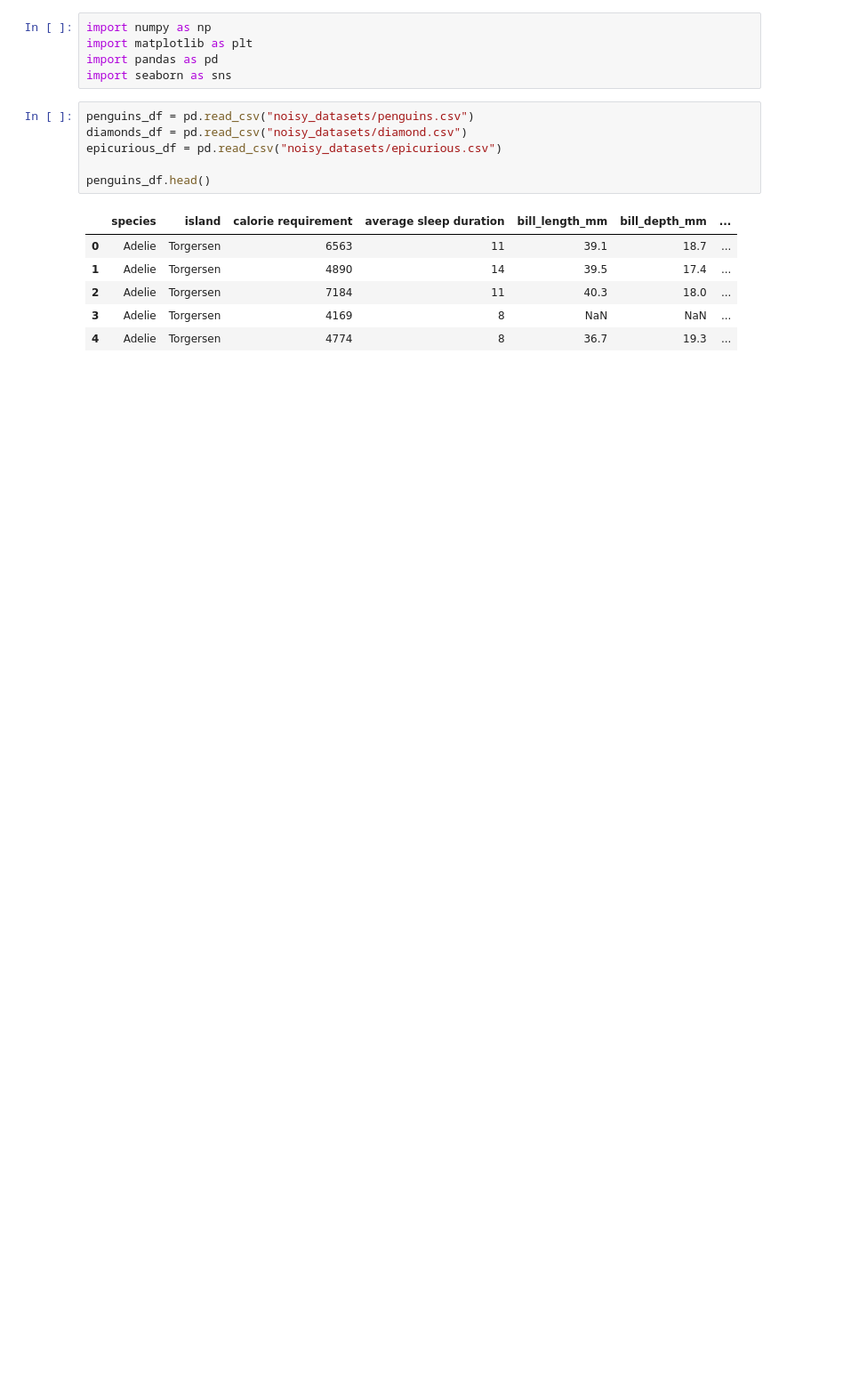
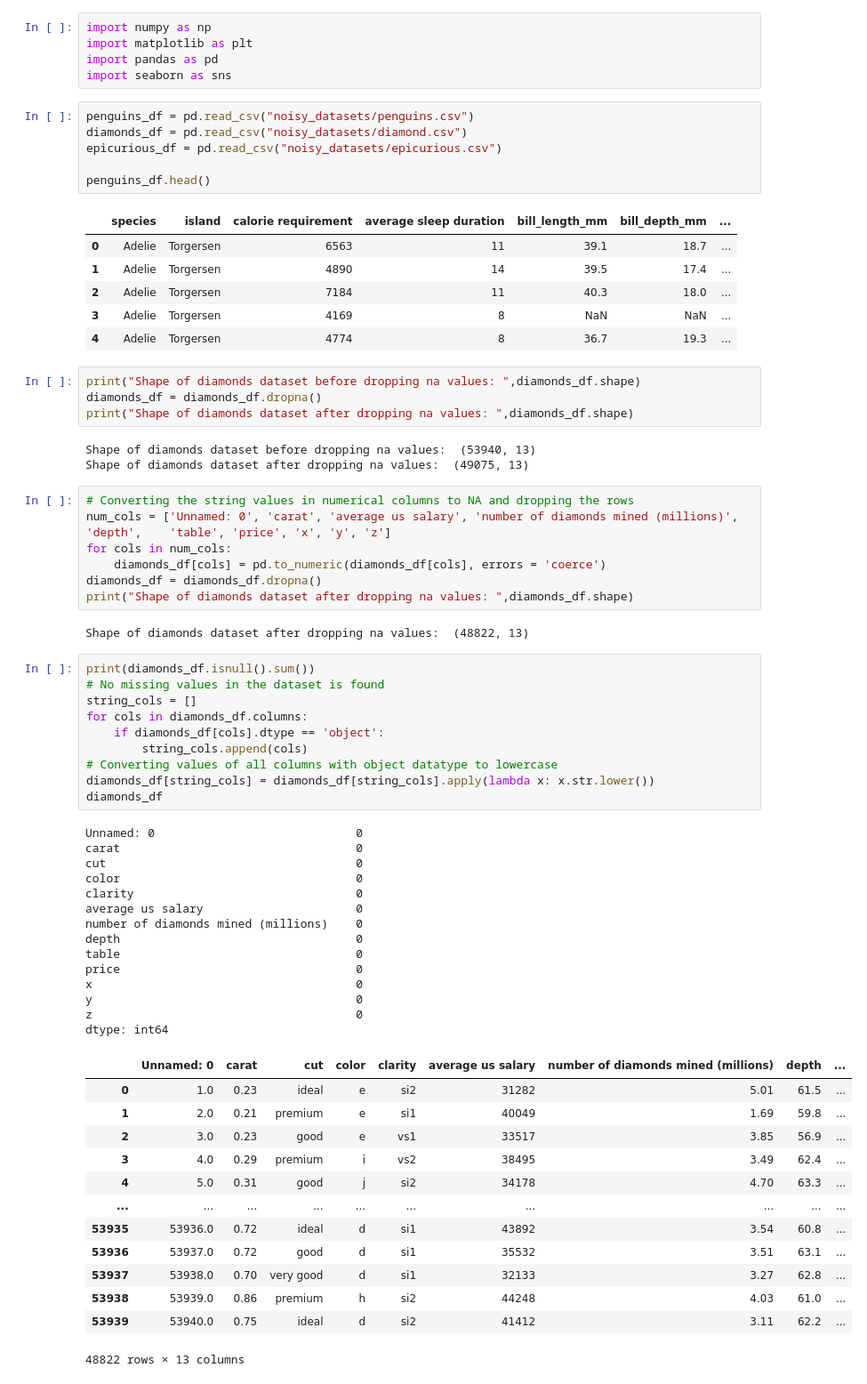
Before and after one commit to MythriShivakumar/A1_ML, a Jupyter notebook: A1_task.ipynb, the cells around one changed output. Shown: that part at 89% size. Drawn from its saved outputs; the diff is of its cells as text; blank space fills up the shorter version.

Commit message:
Diamonds

```diff
--- a/A1_task.ipynb
+++ b/A1_task.ipynb
@@ -16,3 +16,57 @@ penguins_df.head()
 | 2 | Adelie | Torgersen | 7184 | 11 | 40.3 | 18.0 | ... |
 | 3 | Adelie | Torgersen | 4169 | 8 | NaN | NaN | ... |
 | 4 | Adelie | Torgersen | 4774 | 8 | 36.7 | 19.3 | ... |
+# %%
+print("Shape of diamonds dataset before dropping na values: ",diamonds_df.shape)
+diamonds_df = diamonds_df.dropna()
+print("Shape of diamonds dataset after dropping na values: ",diamonds_df.shape)
+# %% [output]
+Shape of diamonds dataset before dropping na values:  (53940, 13)
+Shape of diamonds dataset after dropping na values:  (49075, 13)
+# %%
+# Converting the string values in numerical columns to NA and dropping the rows
+num_cols = ['Unnamed: 0', 'carat', 'average us salary', 'number of diamonds mined (millions)', 'depth',	'table', 'price', 'x', 'y', 'z']
+for cols in num_cols:
+    diamonds_df[cols] = pd.to_numeric(diamonds_df[cols], errors = 'coerce')
+diamonds_df = diamonds_df.dropna()
+print("Shape of diamonds dataset after dropping na values: ",diamonds_df.shape)
+# %% [output]
+Shape of diamonds dataset after dropping na values:  (48822, 13)
+# %%
+print(diamonds_df.isnull().sum())
+# No missing values in the dataset is found
+string_cols = []
+for cols in diamonds_df.columns:
+    if diamonds_df[cols].dtype == 'object':
+        string_cols.append(cols)
+# Converting values of all columns with object datatype to lowercase
+diamonds_df[string_cols] = diamonds_df[string_cols].apply(lambda x: x.str.lower())
+diamonds_df
+# %% [output]
+Unnamed: 0                             0
+carat                                  0
+cut                                    0
+color                                  0
+clarity                                0
+average us salary                      0
+number of diamonds mined (millions)    0
+depth                                  0
+table                                  0
+price                                  0
+x                                      0
+y                                      0
+z                                      0
+dtype: int64
+|  | Unnamed: 0 | carat | cut | color | clarity | average us salary | number of diamonds mined (millions) | depth | ... |
+| 0 | 1.0 | 0.23 | ideal | e | si2 | 31282 | 5.01 | 61.5 | ... |
+| 1 | 2.0 | 0.21 | premium | e | si1 | 40049 | 1.69 | 59.8 | ... |
+| 2 | 3.0 | 0.23 | good | e | vs1 | 33517 | 3.85 | 56.9 | ... |
+| 3 | 4.0 | 0.29 | premium | i | vs2 | 38495 | 3.49 | 62.4 | ... |
+| 4 | 5.0 | 0.31 | good | j | si2 | 34178 | 4.70 | 63.3 | ... |
+| ... | ... | ... | ... | ... | ... | ... | ... | ... | ... |
+| 53935 | 53936.0 | 0.72 | ideal | d | si1 | 43892 | 3.54 | 60.8 | ... |
+| 53936 | 53937.0 | 0.72 | good | d | si1 | 35532 | 3.51 | 63.1 | ... |
+| 53937 | 53938.0 | 0.70 | very good | d | si1 | 32133 | 3.27 | 62.8 | ... |
+| 53938 | 53939.0 | 0.86 | premium | h | si2 | 44248 | 4.03 | 61.0 | ... |
+| 53939 | 53940.0 | 0.75 | ideal | d | si2 | 41412 | 3.11 | 62.2 | ... |
+48822 rows × 13 columns
```
Also changed, not shown: parts of 1 cell of this notebook.
